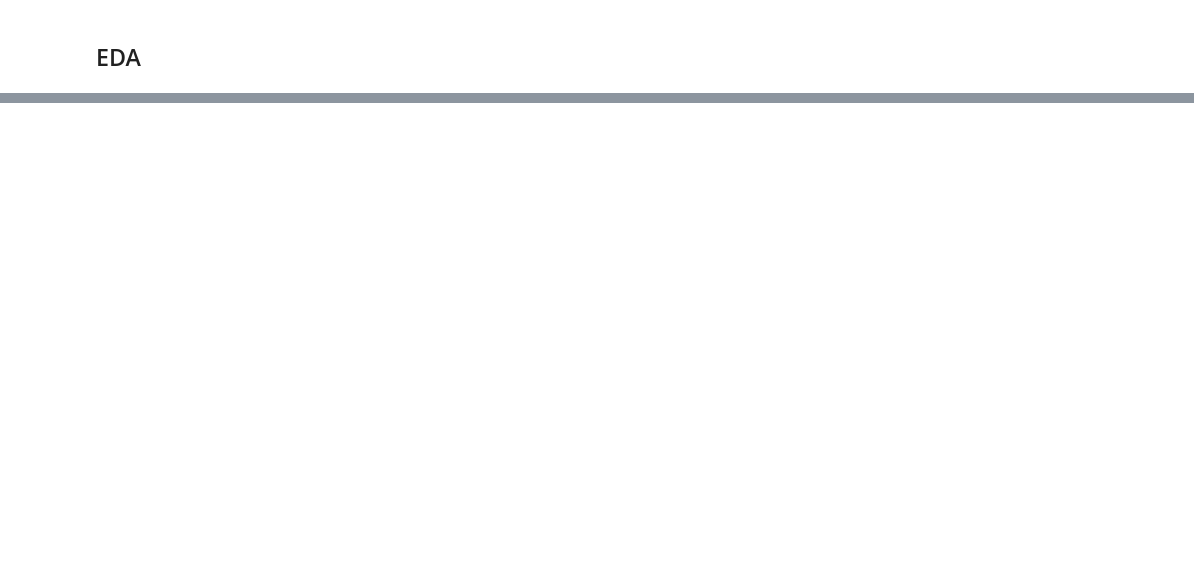
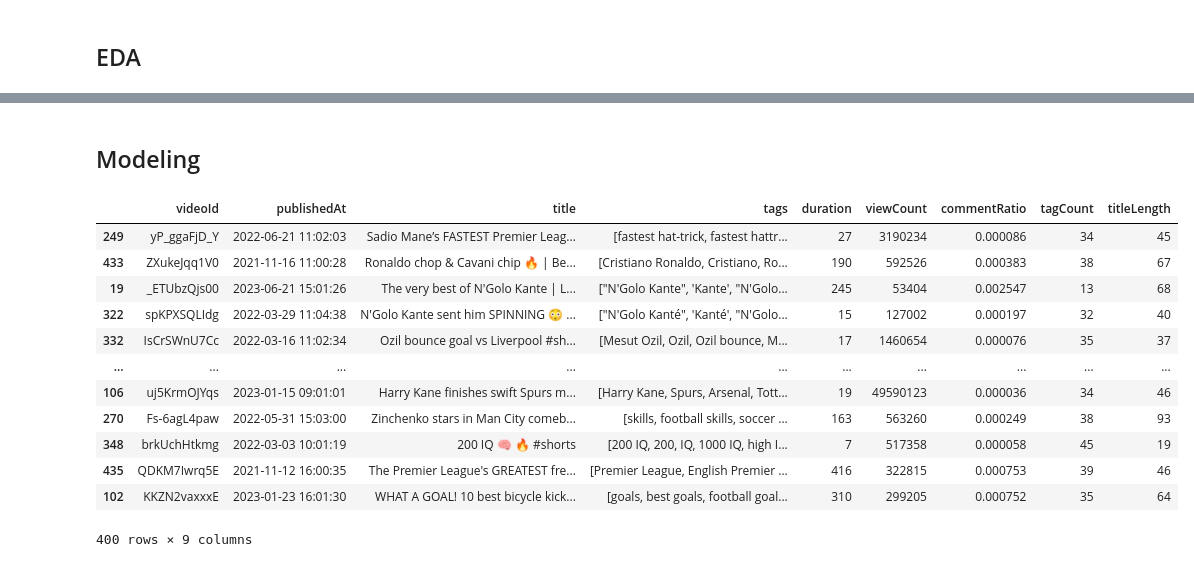
Before and after one commit to mw01github/Full-Data-Science-Process-Project, a Jupyter notebook: Analysis.ipynb, the cells around one changed output, grey strips where cells are left out. Drawn from its saved outputs; the diff is of its cells as text; code cells hidden in the pictures; blank space fills up the shorter version.

```diff
--- a/Analysis.ipynb
+++ b/Analysis.ipynb
@@ -141,0 +200,18 @@ df2.sort_values(by=['freq'], ascending=False).head(n=20)
+# %% [markdown]
+## Modeling
+# %%
+X_train
+# %% [output]
+|  | videoId | publishedAt | title | tags | duration | viewCount | commentRatio | tagCount | titleLength |
+| 249 | yP_ggaFjD_Y | 2022-06-21 11:02:03 | Sadio Mane’s FASTEST Premier Leag... | [fastest hat-trick, fastest hattr... | 27 | 3190234 | 0.000086 | 34 | 45 |
+| 433 | ZXukeJqq1V0 | 2021-11-16 11:00:28 | Ronaldo chop & Cavani chip 🔥 | Be... | [Cristiano Ronaldo, Cristiano, Ro... | 190 | 592526 | 0.000383 | 38 | 67 |
+| 19 | _ETUbzQjs00 | 2023-06-21 15:01:26 | The very best of N'Golo Kante | L... | ["N'Golo Kante", 'Kante', "N'Golo... | 245 | 53404 | 0.002547 | 13 | 68 |
+| 322 | spKPXSQLIdg | 2022-03-29 11:04:38 | N'Golo Kante sent him SPINNING 😳 ... | ["N'Golo Kanté", 'Kanté', "N'Golo... | 15 | 127002 | 0.000197 | 32 | 40 |
+| 332 | IsCrSWnU7Cc | 2022-03-16 11:02:34 | Ozil bounce goal vs Liverpool #sh... | [Mesut Ozil, Ozil, Ozil bounce, M... | 17 | 1460654 | 0.000076 | 35 | 37 |
+| ... | ... | ... | ... | ... | ... | ... | ... | ... | ... |
+| 106 | uj5KrmOJYqs | 2023-01-15 09:01:01 | Harry Kane finishes swift Spurs m... | [Harry Kane, Spurs, Arsenal, Tott... | 19 | 49590123 | 0.000036 | 34 | 46 |
+| 270 | Fs-6agL4paw | 2022-05-31 15:03:00 | Zinchenko stars in Man City comeb... | [skills, football skills, soccer ... | 163 | 563260 | 0.000249 | 38 | 93 |
+| 348 | brkUchHtkmg | 2022-03-03 10:01:19 | 200 IQ 🧠 🔥 #shorts | [200 IQ, 200, IQ, 1000 IQ, high I... | 7 | 517358 | 0.000058 | 45 | 19 |
+| 435 | QDKM7Iwrq5E | 2021-11-12 16:00:35 | The Premier League's GREATEST fre... | [Premier League, English Premier ... | 416 | 322815 | 0.000753 | 39 | 46 |
+| 102 | KKZN2vaxxxE | 2023-01-23 16:01:30 | WHAT A GOAL! 10 best bicycle kick... | [goals, best goals, football goal... | 310 | 299205 | 0.000752 | 35 | 64 |
+400 rows × 9 columns
```
Also changed, not shown: parts of 12 cells of this notebook.
